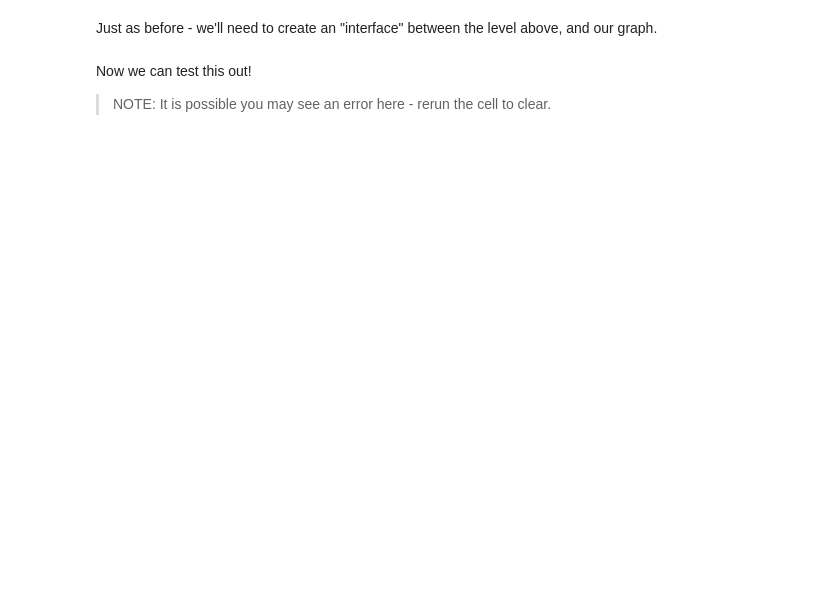
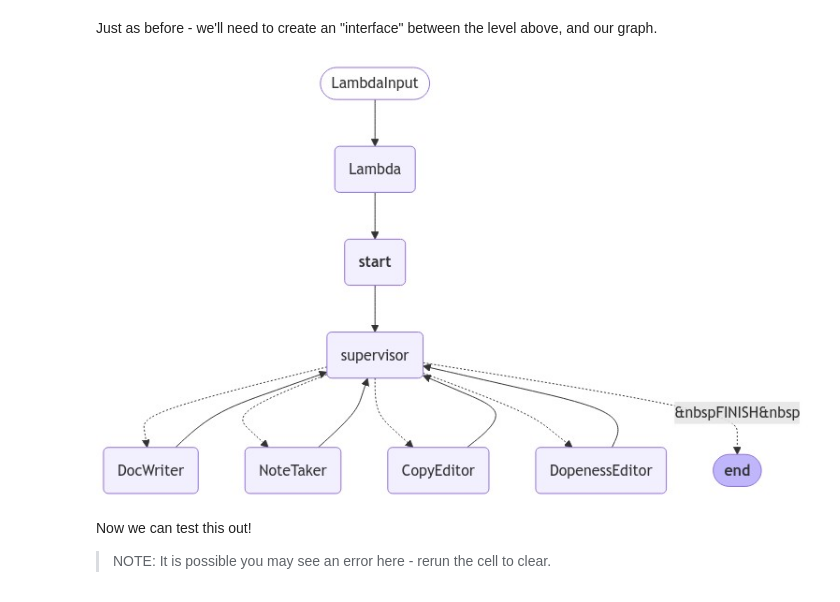
Before and after one commit to ledgerW/AIE4, a Jupyter notebook: Week 3/Day 2/Multi_Agent_RAG_LangGraph.ipynb, the cells around one changed output. Saved outputs shown, nothing was run; the diff lists cells and outputs as text; code cells hidden in the pictures; blank space fills up the shorter version.

```diff
--- a/Week 3/Day 2/Multi_Agent_RAG_LangGraph.ipynb
+++ b/Week 3/Day 2/Multi_Agent_RAG_LangGraph.ipynb
@@ -744,6 +751,10 @@ authoring_chain = (
     functools.partial(enter_chain, members=authoring_graph.nodes)
     | authoring_graph.compile()
 )
+# %%
+display(Image(authoring_chain.get_graph().draw_mermaid_png()))
+# %% [output]
+[figure, added]
 # %% [markdown]
 Now we can test this out!
 
```
Also changed, not shown: parts of 8 cells of this notebook.
